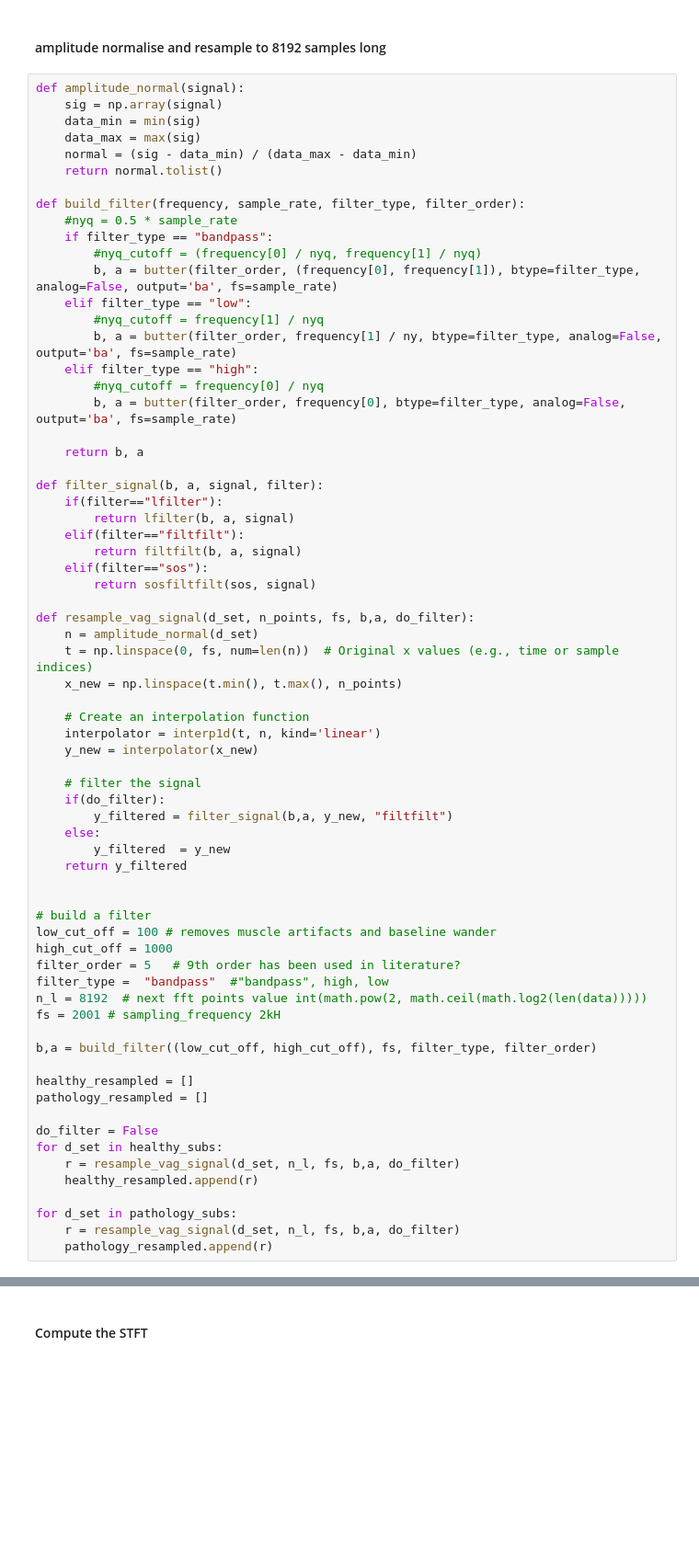
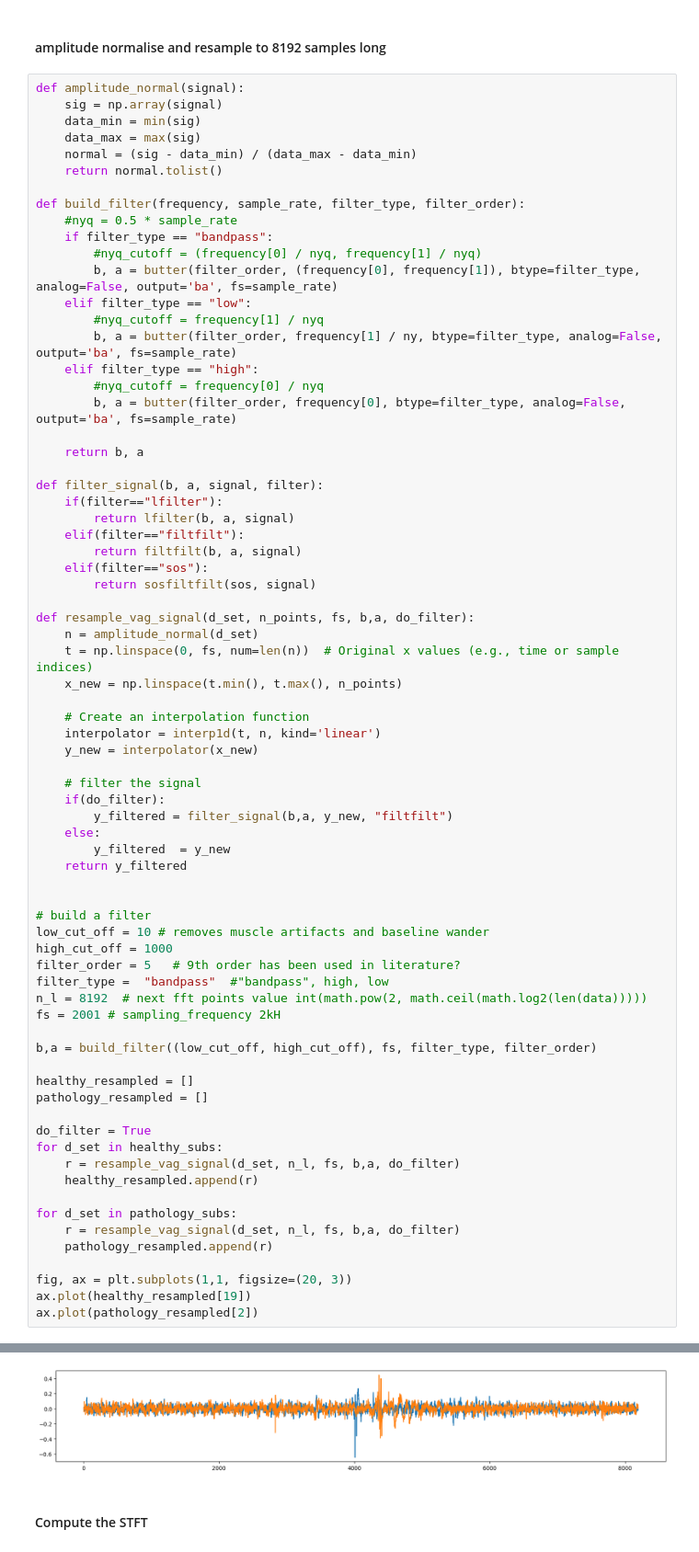
Before and after one commit to mcrooks83/osteosense_vag, a Jupyter notebook: notebooks/Spectogram_CNN/spectogram_data_set.ipynb, the cells around one changed output, grey strips where cells are left out. Shown at 92% size. Saved outputs shown, nothing was run; the diff lists cells and outputs as text; blank space fills up the shorter version.

```diff
--- a/notebooks/Spectogram_CNN/spectogram_data_set.ipynb
+++ b/notebooks/Spectogram_CNN/spectogram_data_set.ipynb
@@ -100,7 +100,7 @@ def resample_vag_signal(d_set, n_points, fs, b,a, do_filter):
 
 
 # build a filter
-low_cut_off = 100 # removes muscle artifacts and baseline wander
+low_cut_off = 10 # removes muscle artifacts and baseline wander
 high_cut_off = 1000
 filter_order = 5   # 9th order has been used in literature?
 filter_type =  "bandpass"  #"bandpass", high, low
@@ -112,7 +112,7 @@ b,a = build_filter((low_cut_off, high_cut_off), fs, filter_type, filter_order)
 healthy_resampled = []
 pathology_resampled = []
 
-do_filter = False
+do_filter = True
 for d_set in healthy_subs:
     r = resample_vag_signal(d_set, n_l, fs, b,a, do_filter)
     healthy_resampled.append(r)
@@ -120,3 +120,8 @@ for d_set in healthy_subs:
 for d_set in pathology_subs:
     r = resample_vag_signal(d_set, n_l, fs, b,a, do_filter)
     pathology_resampled.append(r)
+
+fig, ax = plt.subplots(1,1, figsize=(20, 3))
+ax.plot(healthy_resampled[19])
+ax.plot(pathology_resampled[2])
+# %% [output]
@@ -123,3 +129,4 @@ for d_set in pathology_subs:
+[figure, added]
 # %% [markdown]
 #### Compute the STFT
 # %%
```
Also changed, not shown: parts of 7 cells of this notebook, 1 other file.
